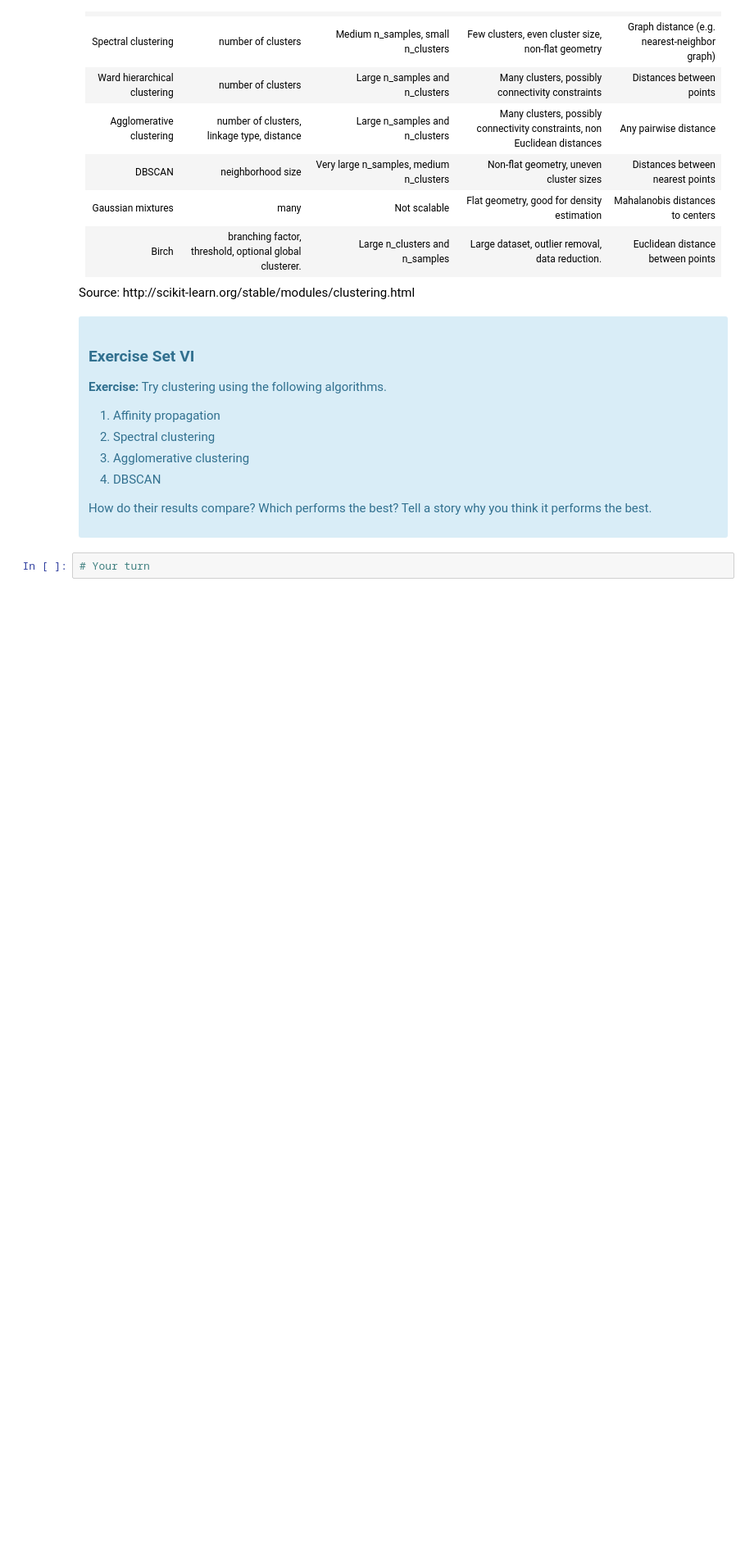
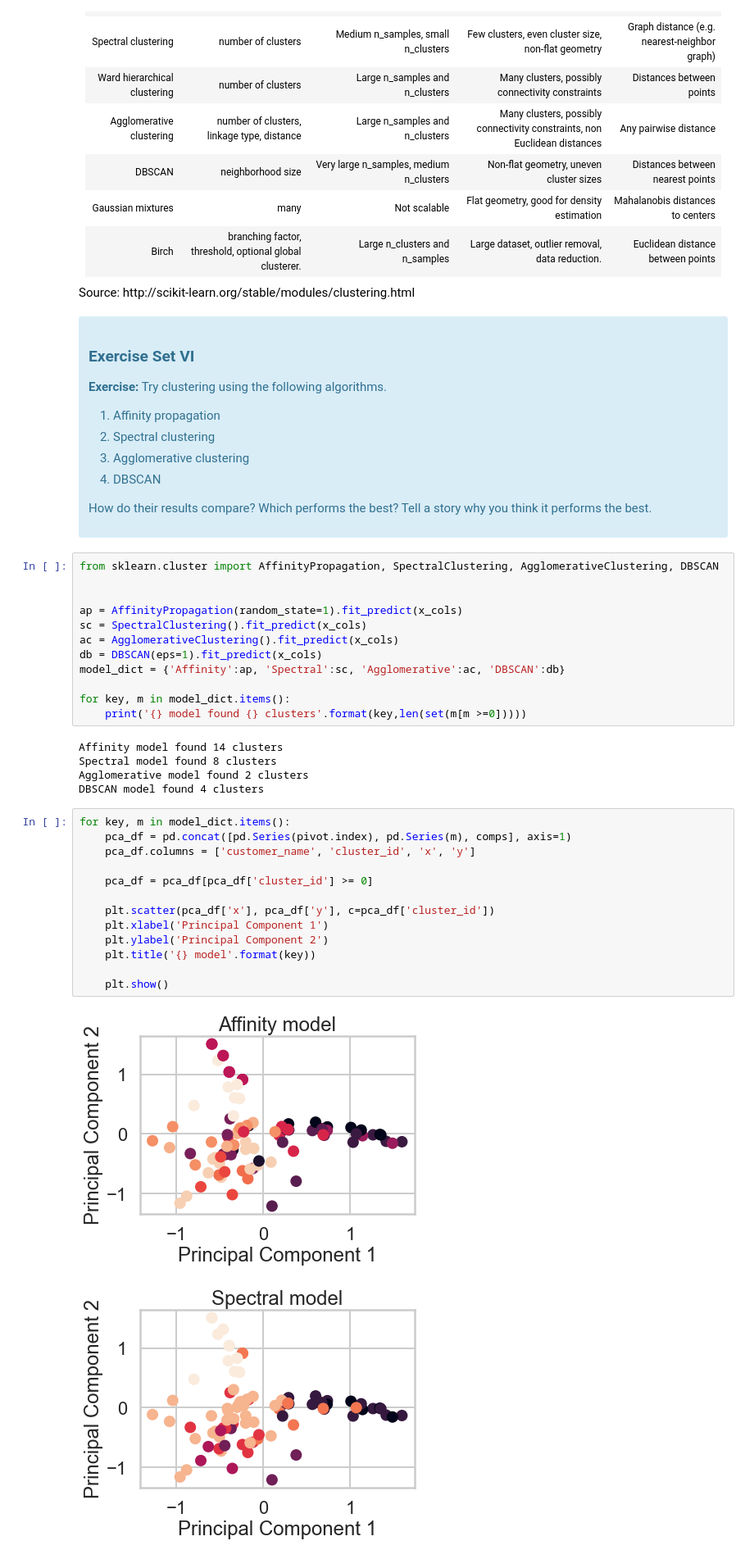
Before and after one commit to scosam/SpringBoard, a Jupyter notebook: Clustering Case Study/Clustering Case Study - Customer Segmentation with K-Means - Tier 3.ipynb, the cells around one changed output. Shown at 82% size. Saved outputs shown, nothing was run; the diff lists cells and outputs as text; blank space fills up the shorter version.

```diff
--- a/Clustering Case Study/Clustering Case Study - Customer Segmentation with K-Means - Tier 3.ipynb
+++ b/Clustering Case Study/Clustering Case Study - Customer Segmentation with K-Means - Tier 3.ipynb
@@ -465,5 +501,36 @@ Source: http://scikit-learn.org/stable/modules/clustering.html
 </ol>
 <p>How do their results compare? Which performs the best? Tell a story why you think it performs the best.</p>
 </div>
-# %%
-# Your turn
+# %%
+from sklearn.cluster import AffinityPropagation, SpectralClustering, AgglomerativeClustering, DBSCAN
+
+
+ap = AffinityPropagation(random_state=1).fit_predict(x_cols)
+sc = SpectralClustering().fit_predict(x_cols)
+ac = AgglomerativeClustering().fit_predict(x_cols)
+db = DBSCAN(eps=1).fit_predict(x_cols)
+model_dict = {'Affinity':ap, 'Spectral':sc, 'Agglomerative':ac, 'DBSCAN':db}
+
+for key, m in model_dict.items():
+    print('{} model found {} clusters'.format(key,len(set(m[m >=0]))))
+# %% [output]
+Affinity model found 14 clusters
+Spectral model found 8 clusters
+Agglomerative model found 2 clusters
+DBSCAN model found 4 clusters
+# %%
+for key, m in model_dict.items():
+    pca_df = pd.concat([pd.Series(pivot.index), pd.Series(m), comps], axis=1)
+    pca_df.columns = ['customer_name', 'cluster_id', 'x', 'y']
+
+    pca_df = pca_df[pca_df['cluster_id'] >= 0]
+
+    plt.scatter(pca_df['x'], pca_df['y'], c=pca_df['cluster_id'])
+    plt.xlabel('Principal Component 1')
+    plt.ylabel('Principal Component 2')
+    plt.title('{} model'.format(key))
+
+    plt.show()
+# %% [output]
+[figure, added]
+[figure, added]
```
Also changed, not shown: parts of 7 cells of this notebook.
